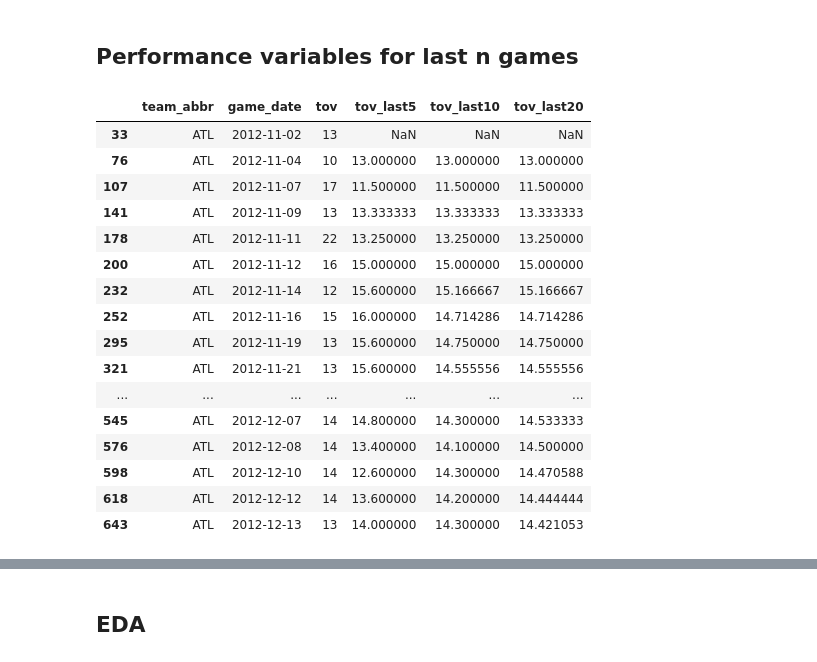
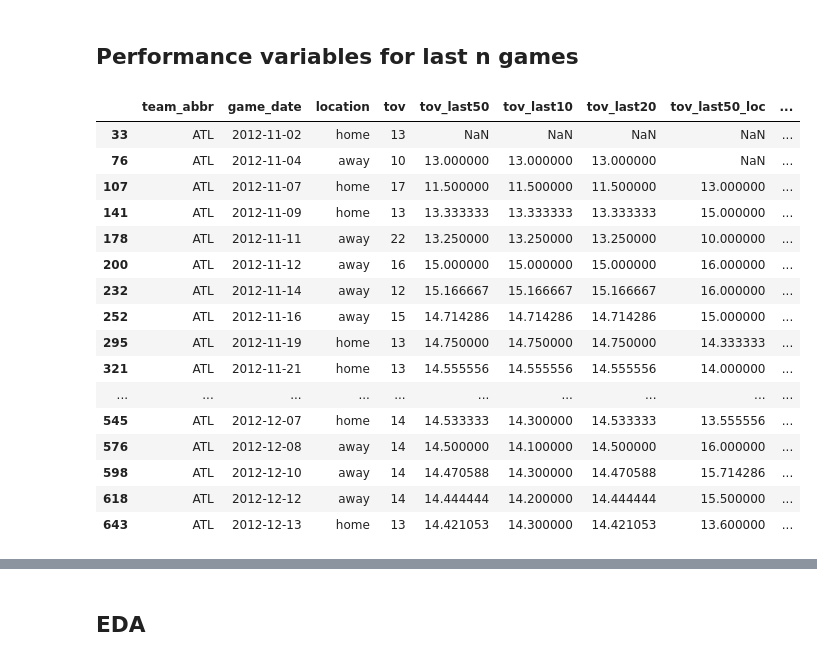
Before and after one commit to dliang5299/MIDS-207-Final-Project, a Jupyter notebook: Data_Processing.ipynb, the cells around one changed output, grey strips where cells are left out. Drawn from its saved outputs; the diff is of its cells as text; code cells hidden in the pictures.

```diff
--- a/Data_Processing.ipynb
+++ b/Data_Processing.ipynb
@@ -204,43 +247,58 @@ def wr_last_n(series, n):
 
 # Function to calculate team performance in last n games
 def gen_last_n(df, n):
-  vars = ['pts_tot', 'fg_pct', 'ft_pct', 'fg3_pct', 'ast', 'reb', 'tov']
+  vars = ['pts_tot', 'fg_pct', 'ft_pct', 'fg3_pct', 'ast', 'reb', 'tov', 'spread']
   df = df.sort_values(by=['team_id', 'game_date'])
+  # Overall
   for var in vars:
     df[var + '_last' + str(n)] = df.groupby('team_id')[var].apply(lambda x: mean_last_n(x, n)).reset_index(level=0, drop=True)
   df['wr_last' + str(n)] = df.groupby('team_id')['result'].apply(lambda x: wr_last_n(x, n)).reset_index(level=0, drop=True)
+  # Home stats
+  for var in vars:
+    df[var + '_last' + str(n) + "_home"] = df[df['location'] == 'home'].groupby('team_id')[var].apply(lambda x: mean_last_n(x, n)).reset_index(level=0, drop=True)
+  df['wr_last' + str(n) + "_home"] = df[df['location'] == 'home'].groupby('team_id')['result'].apply(lambda x: wr_last_n(x, n)).reset_index(level=0, drop=True)
+  # Away stats
+  for var in vars:
+    df[var + '_last' + str(n) + "_away"] = df[df['location'] == 'away'].groupby('team_id')[var].apply(lambda x: mean_last_n(x, n)).reset_index(level=0, drop=True)
+  df['wr_last' + str(n) + "_away"] = df[df['location'] == 'away'].groupby('team_id')['result'].apply(lambda x: wr_last_n(x, n)).reset_index(level=0, drop=True)
+  # Consolidate locations
+  for var in ['pts_tot', 'fg_pct', 'ft_pct', 'fg3_pct', 'ast', 'reb', 'tov', 'spread', 'wr']:
+    # Use the original DataFrame index to access home and away stats
+    df[var + '_last' + str(n) + '_loc'] = df.apply(lambda row: row[var + '_last' + str(n) + '_home'] if row['location'] == 'home' else row[var + '_last' + str(n) + '_away'], axis=1)
+    df = df.drop([var + '_last' + str(n) + '_home', var + '_last' + str(n) + '_away'], axis=1)
+
   return df
 # %%
 # Calculate team performance in last 5/10/20 games
-combined_df = gen_last_n(combined_df, 5)
+# combined_df = gen_last_n(combined_df, 5)
 combined_df = gen_last_n(combined_df, 10)
 combined_df = gen_last_n(combined_df, 20)
-
-# Set ID types
-combined_df['game_id'] = combined_df['game_id'].astype(str)
-combined_df['team_id'] = combined_df['team_id'].astype(str)
+combined_df = gen_last_n(combined_df, 50)
 
 # Sort and data
 combined_df = combined_df.sort_values(by=['season', 'game_date', 'game_id', 'location']).reset_index(drop=True)
 # %%
 # Check proper performance variable processing of a data sample
-combined_df[combined_df['team_abbr'] == "ATL"][['team_abbr', 'game_date', 'tov', 'tov_last5', 'tov_last10', 'tov_last20']].head(20)
+combined_df[combined_df['team_abbr'] == "ATL"][['team_abbr', 'game_date', 'location', 'tov',
+                                                'tov_last50', 'tov_last10', 'tov_last20',
+                                                'tov_last50_loc', 'tov_last10_loc', 'tov_last20_loc',
+                                                'days_since_last_game', 'consecutive_away_games']].head(20)
 # %% [output]
-|  | team_abbr | game_date | tov | tov_last5 | tov_last10 | tov_last20 |
-| 33 | ATL | 2012-11-02 | 13 | NaN | NaN | NaN |
-| 76 | ATL | 2012-11-04 | 10 | 13.000000 | 13.000000 | 13.000000 |
-| 107 | ATL | 2012-11-07 | 17 | 11.500000 | 11.500000 | 11.500000 |
-| 141 | ATL | 2012-11-09 | 13 | 13.333333 | 13.333333 | 13.333333 |
-| 178 | ATL | 2012-11-11 | 22 | 13.250000 | 13.250000 | 13.250000 |
-| 200 | ATL | 2012-11-12 | 16 | 15.000000 | 15.000000 | 15.000000 |
-| 232 | ATL | 2012-11-14 | 12 | 15.600000 | 15.166667 | 15.166667 |
-| 252 | ATL | 2012-11-16 | 15 | 16.000000 | 14.714286 | 14.714286 |
-| 295 | ATL | 2012-11-19 | 13 | 15.600000 | 14.750000 | 14.750000 |
-| 321 | ATL | 2012-11-21 | 13 | 15.600000 | 14.555556 | 14.555556 |
-| ... | ... | ... | ... | ... | ... | ... |
-| 545 | ATL | 2012-12-07 | 14 | 14.800000 | 14.300000 | 14.533333 |
-| 576 | ATL | 2012-12-08 | 14 | 13.400000 | 14.100000 | 14.500000 |
-| 598 | ATL | 2012-12-10 | 14 | 12.600000 | 14.300000 | 14.470588 |
-| 618 | ATL | 2012-12-12 | 14 | 13.600000 | 14.200000 | 14.444444 |
-| 643 | ATL | 2012-12-13 | 13 | 14.000000 | 14.300000 | 14.421053 |
+|  | team_abbr | game_date | location | tov | tov_last50 | tov_last10 | tov_last20 | tov_last50_loc | ... |
+| 33 | ATL | 2012-11-02 | home | 13 | NaN | NaN | NaN | NaN | ... |
+| 76 | ATL | 2012-11-04 | away | 10 | 13.000000 | 13.000000 | 13.000000 | NaN | ... |
+| 107 | ATL | 2012-11-07 | home | 17 | 11.500000 | 11.500000 | 11.500000 | 13.000000 | ... |
+| 141 | ATL | 2012-11-09 | home | 13 | 13.333333 | 13.333333 | 13.333333 | 15.000000 | ... |
+| 178 | ATL | 2012-11-11 | away | 22 | 13.250000 | 13.250000 | 13.250000 | 10.000000 | ... |
+| 200 | ATL | 2012-11-12 | away | 16 | 15.000000 | 15.000000 | 15.000000 | 16.000000 | ... |
+| 232 | ATL | 2012-11-14 | away | 12 | 15.166667 | 15.166667 | 15.166667 | 16.000000 | ... |
+| 252 | ATL | 2012-11-16 | away | 15 | 14.714286 | 14.714286 | 14.714286 | 15.000000 | ... |
+| 295 | ATL | 2012-11-19 | home | 13 | 14.750000 | 14.750000 | 14.750000 | 14.333333 | ... |
+| 321 | ATL | 2012-11-21 | home | 13 | 14.555556 | 14.555556 | 14.555556 | 14.000000 | ... |
+| ... | ... | ... | ... | ... | ... | ... | ... | ... | ... |
+| 545 | ATL | 2012-12-07 | home | 14 | 14.533333 | 14.300000 | 14.533333 | 13.555556 | ... |
+| 576 | ATL | 2012-12-08 | away | 14 | 14.500000 | 14.100000 | 14.500000 | 16.000000 | ... |
+| 598 | ATL | 2012-12-10 | away | 14 | 14.470588 | 14.300000 | 14.470588 | 15.714286 | ... |
+| 618 | ATL | 2012-12-12 | away | 14 | 14.444444 | 14.200000 | 14.444444 | 15.500000 | ... |
+| 643 | ATL | 2012-12-13 | home | 13 | 14.421053 | 14.300000 | 14.421053 | 13.600000 | ... |
 # %%
```
Also changed, not shown: parts of 11 cells of this notebook.
